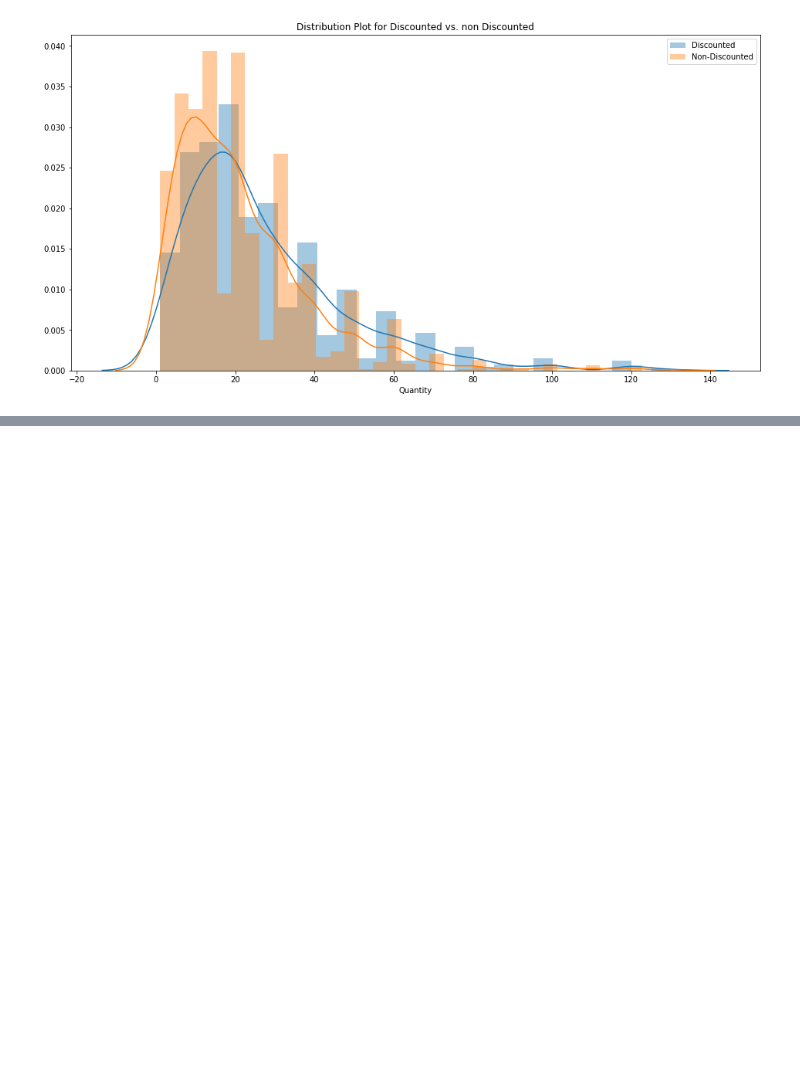
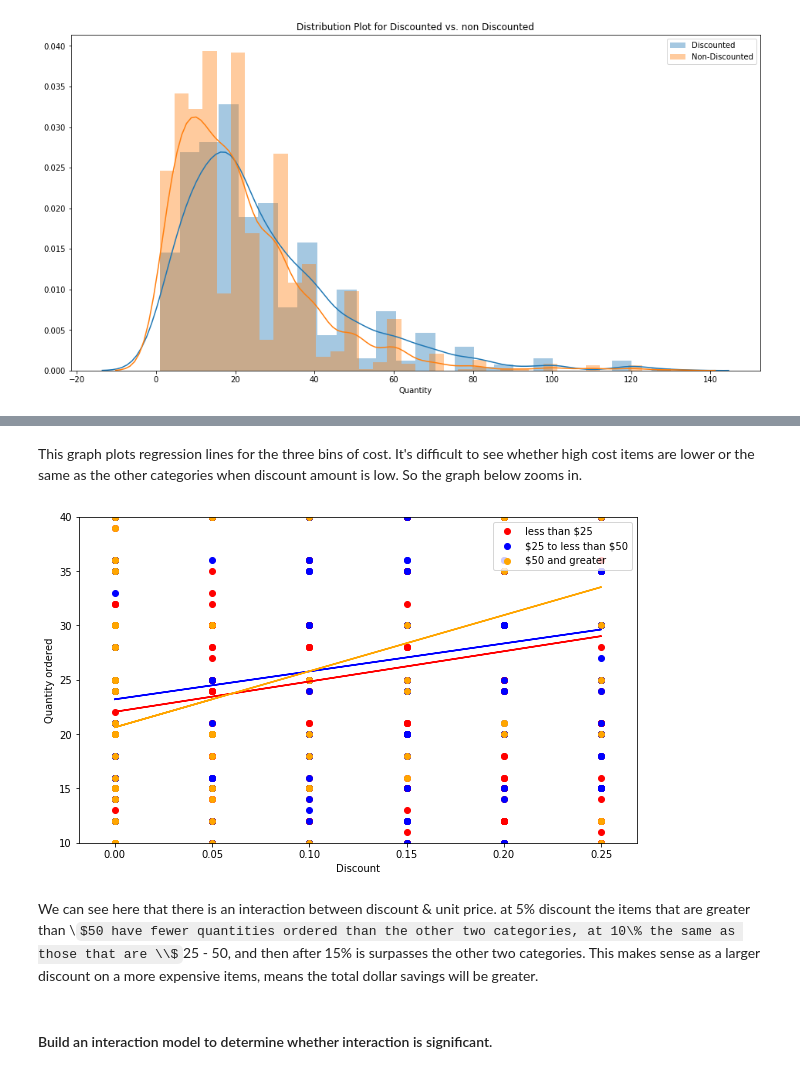
Before and after one commit to zfeizollahi/dsc-mod-3-project-online-ds-sp-000, a Jupyter notebook: Stats_Prop_Module.ipynb, the cells around one changed output, grey strips where cells are left out. Drawn from its saved outputs; the diff is of its cells as text; code cells hidden in the pictures; some formulas as TeX source; blank space fills up the shorter version.

```diff
--- a/Stats_Prop_Module.ipynb
+++ b/Stats_Prop_Module.ipynb
@@ -267,0 +339,22 @@ array([[<matplotlib.axes._subplots.AxesSubplot object at 0x...>,
+# %% [markdown]
+This graph plots regression lines for the three bins of cost. It's difficult to see whether high cost items are lower or the same as the other categories when discount amount is low. So the graph below zooms in.
+# %%
+plt.figure(figsize=(10,6))
+plt.scatter(x_less_25, y_less_25, label='less than $25', c='red')
+plt.scatter(x_25_50, y_25_50, label='\$25 to less than \$50', c='blue')
+plt.scatter(x_50_greater, y_50_greater, label='$50 and greater',c='orange')
+
+plt.plot(x_less_25, pred_1, c='red')
+plt.plot(x_25_50, pred_2, c='blue')
+plt.plot(x_50_greater, pred_3, c='orange')
+plt.xlabel('Discount')
+plt.ylabel('Quantity ordered')
+plt.ylim(10, 40)
+plt.legend()
+plt.show();
+# %% [output]
+[figure, added]
+# %% [markdown]
+We can see here that there is an interaction between discount & unit price. at 5\% discount the items that are greater than \\$50 have fewer quantities ordered than the other two categories, at 10\% the same as those that are \\$25 - 50, and then after 15\% is surpasses the other two categories. This makes sense as a larger discount on a more expensive items, means the total dollar savings will be greater.
+# %% [markdown]
+#### Build an interaction model to determine whether interaction is significant.
```
Also changed, not shown: parts of 62 cells of this notebook, 6 other files.
